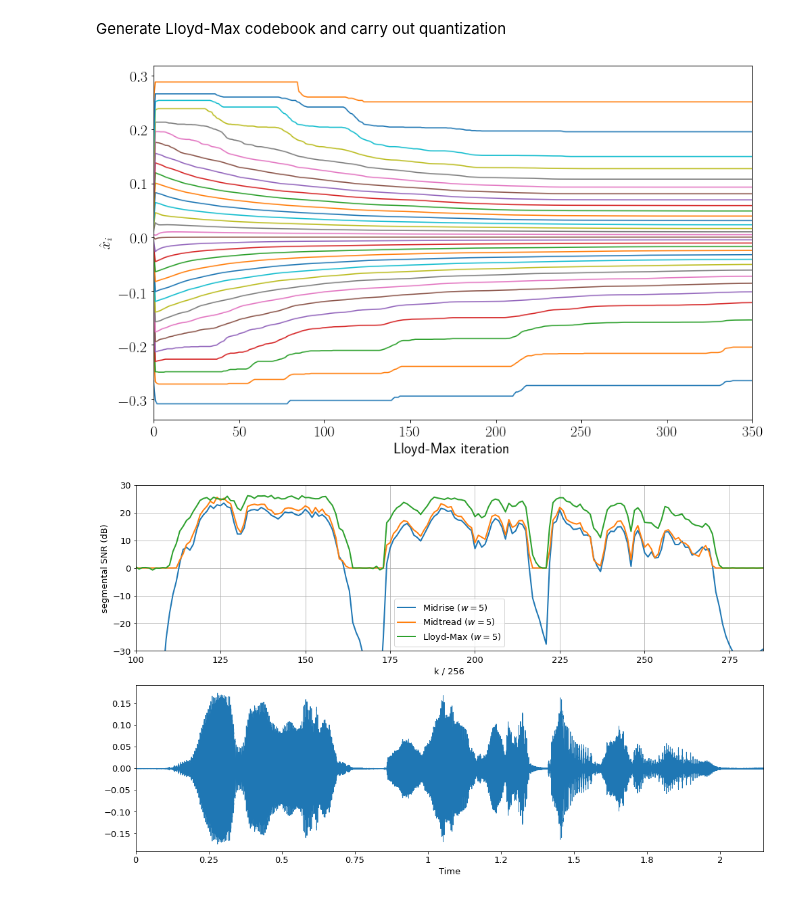
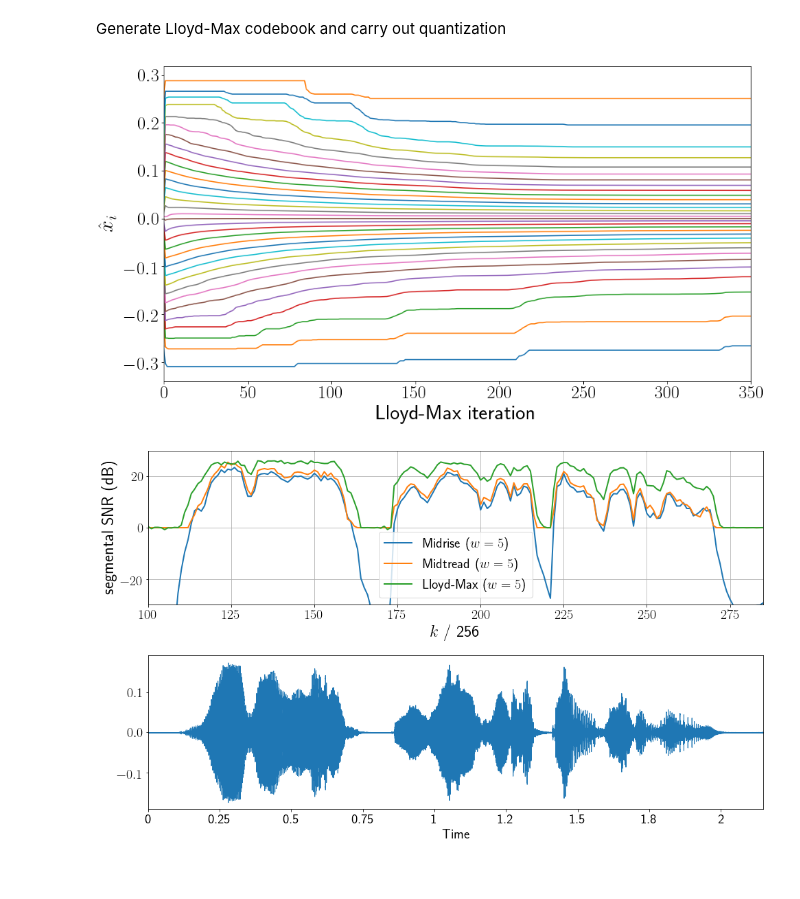
Before and after one commit to kit-cel/lecture-examples, a Jupyter notebook: qc/quantization/Optimal_Quantization_segmentalSNR.ipynb, the cells around one changed output. Cells and saved outputs as stored; diff of their text form; code cells hidden in the pictures.

```diff
--- a/qc/quantization/Optimal_Quantization_segmentalSNR.ipynb
+++ b/qc/quantization/Optimal_Quantization_segmentalSNR.ipynb
@@ -151,33 +151,33 @@ xh_seg = np.reshape(xh_optimal[0:segments*seg_len],(segments,seg_len))
 snr_nonuniform_seg = 10*np.log10(np.mean(np.square(x_seg),axis=1) / np.mean(np.square(xh_seg - x_seg),axis=1))
 # %%
 # plot evolution of codebook during training
-font = {'size'   : 20}
+font = {'size'   : 24}
 plt.rc('font', **font)
 plt.rc('text', usetex=True)
 
-plt.figure(figsize=(14, 8.5))
+plt.figure(figsize=(14, 7.7))
 for k in range(len(codebook)):
     cb_entries = [codebooks[i][k] for i in range(len(codebooks))]
     plt.plot(range(len(codebooks)), cb_entries)
 plt.xlim((0,350))
-plt.xlabel('Lloyd-Max iteration')
-plt.ylabel('$\hat{x}_i$')
+plt.xlabel('Lloyd-Max iteration', fontsize=28)
+plt.ylabel('$\hat{x}_i$', fontsize=28)
 plt.savefig('optimal_codebook_w%d.pdf' % w, bbox_inches='tight')
 # %% [output]
-[figure, old version]
+[figure, new version]
 # %%
 # plot segmental snr
-font = {'size'   : 13}
+font = {'size'   : 20}
 plt.rc('font', **font)
-plt.rc('text', usetex=False)
+plt.rc('text', usetex=True)
 
 plt.figure(figsize=(14, 8.5))
 plt.subplot(2,1,1)
 plt.plot(np.arange(segments), snr_uniform_midrise_seg, linewidth=2)
 plt.plot(np.arange(segments), snr_uniform_midtread_seg, linewidth=2)
 plt.plot(np.arange(segments), snr_nonuniform_seg, linewidth=2)
-plt.xlabel('k / %d' % seg_len)
-plt.ylabel('segmental SNR (dB)')
+plt.xlabel('$k$ / %d' % seg_len, fontsize=24)
+plt.ylabel('segmental SNR (dB)', fontsize=24)
 plt.ylim((-30,30))
 plt.grid()
 
@@ -193,4 +193,4 @@ plt.tight_layout()
 
 plt.savefig('optimal_segmentalSNR_w%d.pdf' % w, bbox_inches='tight')
 # %% [output]
-[figure, old version]
+[figure, new version]
```
Also changed, not shown: 7 other files.
